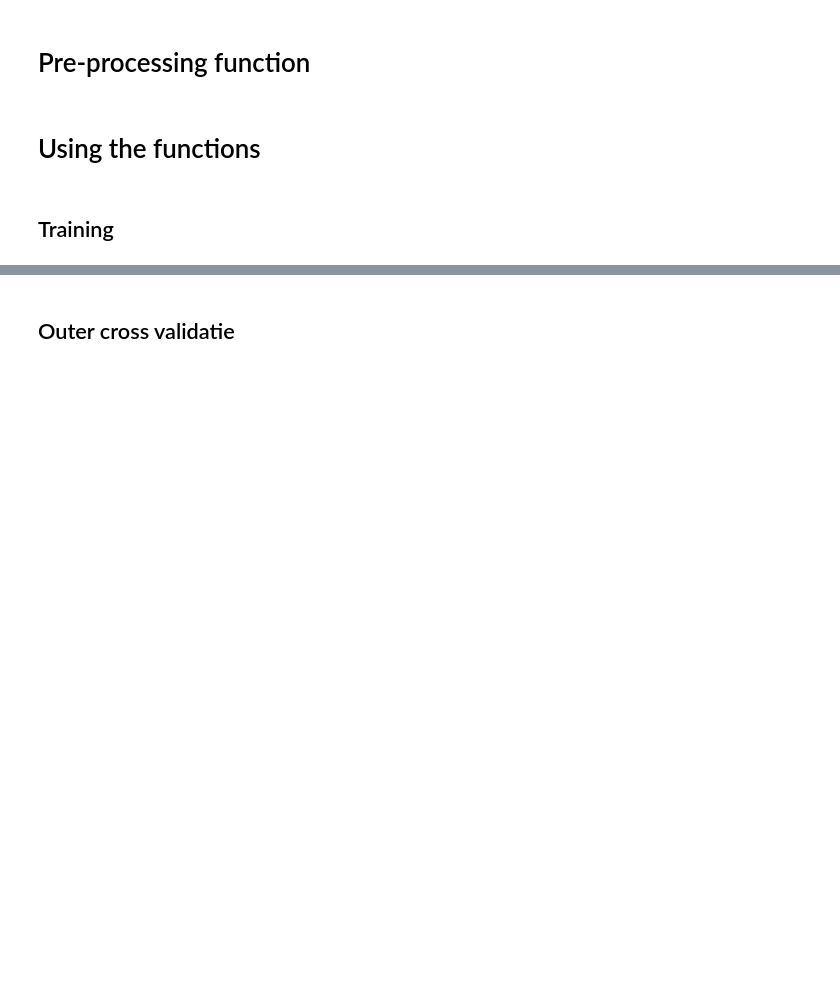
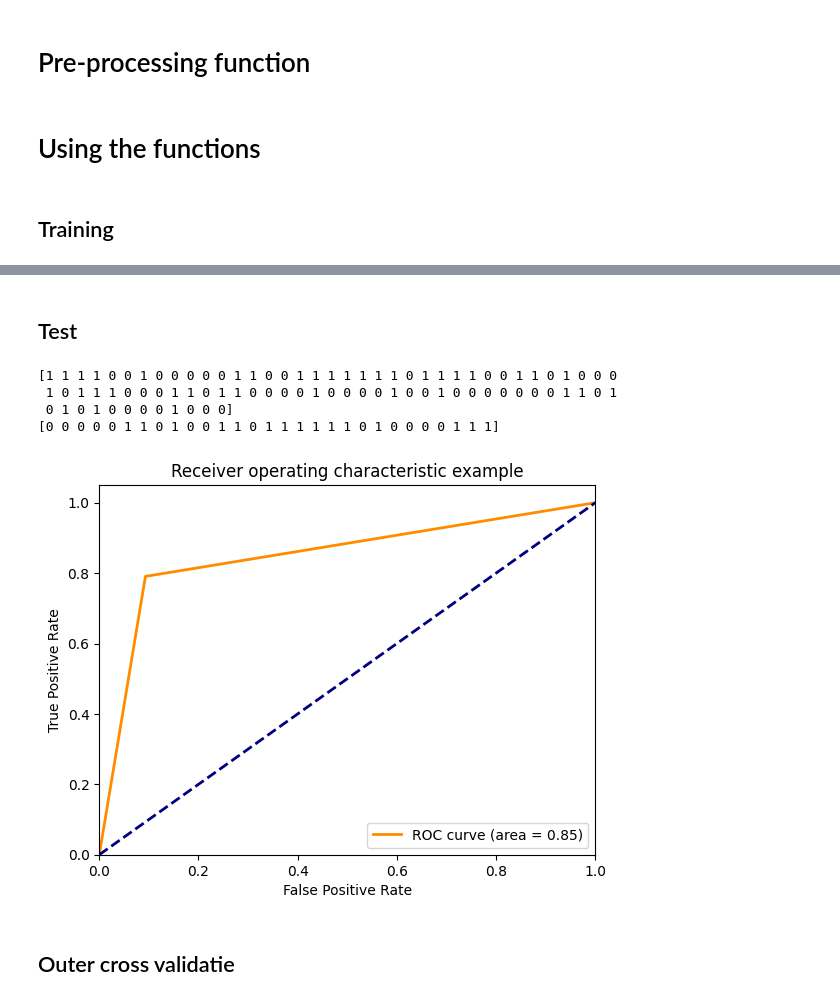
Before and after one commit to Doesjka/TM10007_ML_g9, a Jupyter notebook: assignment.ipynb, the cells around one changed output, grey strips where cells are left out. Cells and saved outputs as stored; diff of their text form; code cells hidden in the pictures; blank space fills up the shorter version.

Commit message:
Test functies toegevoegd

```diff
--- a/assignment.ipynb
+++ b/assignment.ipynb
@@ -607,3 +667,20 @@ The mean recall score is 0.77
+# %% [markdown]
+## Test
+# %%
+X_test = pre_processing_test(X_test, zero_variance, feature_del, scaler, rslt_df, pca, component)
+# print(X_test)
+clf = clsfs[0]
+y_score = clf.predict(X_test)
+print(y_score)
+print(y_test)
+
+plot_roc_curve(y_score, y_test)
+# %% [output]
+[1 1 1 1 0 0 1 0 0 0 0 0 1 1 0 0 1 1 1 1 1 1 1 0 1 1 1 1 0 0 1 1 0 1 0 0 0
+ 1 0 1 1 1 0 0 0 1 1 0 1 1 0 0 0 0 1 0 0 0 0 1 0 0 1 0 0 0 0 0 0 0 1 1 0 1
+ 0 1 0 1 0 0 0 0 1 0 0 0]
+[0 0 0 0 0 1 1 0 1 0 0 1 1 0 1 1 1 1 1 1 0 1 0 0 0 0 1 1 1]
+[figure, added]
 # %% [markdown]
 ## Outer cross validatie
 # %%
```
Also changed, not shown: parts of 12 cells of this notebook.
